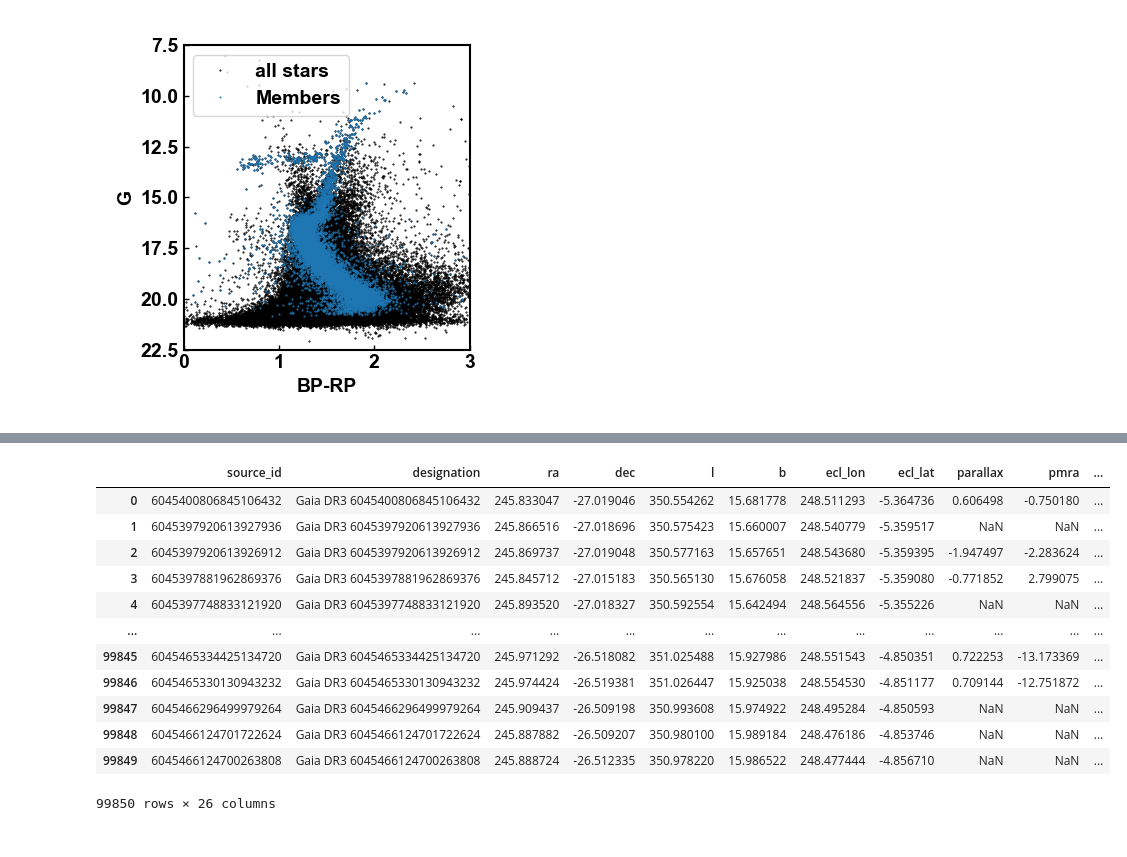
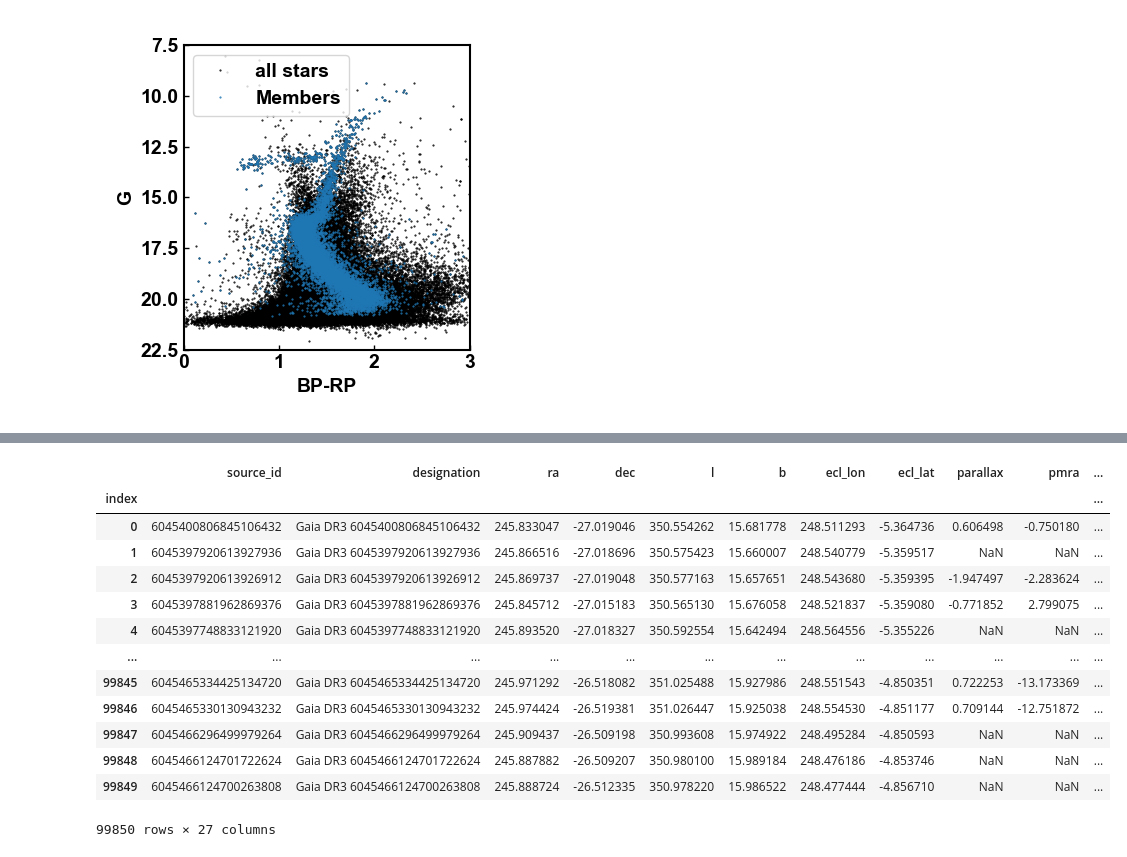
Before and after one commit to cabrera-ziri/decontaminate-CMD, a Jupyter notebook: m4_labels.ipynb, the cells around one changed output, grey strips where cells are left out. Cells and saved outputs as stored; diff of their text form; code cells hidden in the pictures.

```diff
--- a/m4_labels.ipynb
+++ b/m4_labels.ipynb
@@ -95,6 +103,9 @@ plt.xlabel('BP-RP')
 plt.tight_layout()
 # %% [output]
 [figure]
-# %%
-t['member'] = members_mask
+# %%
+t = t.drop('level_0',axis=1)
+t['member'] = members_mask*1
+# t = t.set_index('index')
+# t = t.reset_index()
 # %%
@@ -120,16 +115,17 @@ gc_data
-# %%
-t = t.drop(columns=['Unnamed: 0','Unnamed: 0.1'],axis=1)
-# %% [output]
-|  | source_id | designation | ra | dec | l | b | ecl_lon | ecl_lat | parallax | pmra | ... |
-| 0 | 6045400806845106432 | Gaia DR3 6045400806845106432 | 245.833047 | -27.019046 | 350.554262 | 15.681778 | 248.511293 | -5.364736 | 0.606498 | -0.750180 | ... |
-| 1 | 6045397920613927936 | Gaia DR3 6045397920613927936 | 245.866516 | -27.018696 | 350.575423 | 15.660007 | 248.540779 | -5.359517 | NaN | NaN | ... |
-| 2 | 6045397920613926912 | Gaia DR3 6045397920613926912 | 245.869737 | -27.019048 | 350.577163 | 15.657651 | 248.543680 | -5.359395 | -1.947497 | -2.283624 | ... |
-| 3 | 6045397881962869376 | Gaia DR3 6045397881962869376 | 245.845712 | -27.015183 | 350.565130 | 15.676058 | 248.521837 | -5.359080 | -0.771852 | 2.799075 | ... |
-| 4 | 6045397748833121920 | Gaia DR3 6045397748833121920 | 245.893520 | -27.018327 | 350.592554 | 15.642494 | 248.564556 | -5.355226 | NaN | NaN | ... |
-| ... | ... | ... | ... | ... | ... | ... | ... | ... | ... | ... | ... |
-| 99845 | 6045465334425134720 | Gaia DR3 6045465334425134720 | 245.971292 | -26.518082 | 351.025488 | 15.927986 | 248.551543 | -4.850351 | 0.722253 | -13.173369 | ... |
-| 99846 | 6045465330130943232 | Gaia DR3 6045465330130943232 | 245.974424 | -26.519381 | 351.026447 | 15.925038 | 248.554530 | -4.851177 | 0.709144 | -12.751872 | ... |
-| 99847 | 6045466296499979264 | Gaia DR3 6045466296499979264 | 245.909437 | -26.509198 | 350.993608 | 15.974922 | 248.495284 | -4.850593 | NaN | NaN | ... |
-| 99848 | 6045466124701722624 | Gaia DR3 6045466124701722624 | 245.887882 | -26.509207 | 350.980100 | 15.989184 | 248.476186 | -4.853746 | NaN | NaN | ... |
-| 99849 | 6045466124700263808 | Gaia DR3 6045466124700263808 | 245.888724 | -26.512335 | 350.978220 | 15.986522 | 248.477444 | -4.856710 | NaN | NaN | ... |
-99850 rows × 26 columns
+# %%
+t
+# %% [output]
+|  | source_id | designation | ra | dec | l | b | ecl_lon | ecl_lat | parallax | pmra | ... |
+| index |  |  |  |  |  |  |  |  |  |  | ... |
+| 0 | 6045400806845106432 | Gaia DR3 6045400806845106432 | 245.833047 | -27.019046 | 350.554262 | 15.681778 | 248.511293 | -5.364736 | 0.606498 | -0.750180 | ... |
+| 1 | 6045397920613927936 | Gaia DR3 6045397920613927936 | 245.866516 | -27.018696 | 350.575423 | 15.660007 | 248.540779 | -5.359517 | NaN | NaN | ... |
+| 2 | 6045397920613926912 | Gaia DR3 6045397920613926912 | 245.869737 | -27.019048 | 350.577163 | 15.657651 | 248.543680 | -5.359395 | -1.947497 | -2.283624 | ... |
+| 3 | 6045397881962869376 | Gaia DR3 6045397881962869376 | 245.845712 | -27.015183 | 350.565130 | 15.676058 | 248.521837 | -5.359080 | -0.771852 | 2.799075 | ... |
+| 4 | 6045397748833121920 | Gaia DR3 6045397748833121920 | 245.893520 | -27.018327 | 350.592554 | 15.642494 | 248.564556 | -5.355226 | NaN | NaN | ... |
+| ... | ... | ... | ... | ... | ... | ... | ... | ... | ... | ... | ... |
+| 99845 | 6045465334425134720 | Gaia DR3 6045465334425134720 | 245.971292 | -26.518082 | 351.025488 | 15.927986 | 248.551543 | -4.850351 | 0.722253 | -13.173369 | ... |
+| 99846 | 6045465330130943232 | Gaia DR3 6045465330130943232 | 245.974424 | -26.519381 | 351.026447 | 15.925038 | 248.554530 | -4.851177 | 0.709144 | -12.751872 | ... |
+| 99847 | 6045466296499979264 | Gaia DR3 6045466296499979264 | 245.909437 | -26.509198 | 350.993608 | 15.974922 | 248.495284 | -4.850593 | NaN | NaN | ... |
+| 99848 | 6045466124701722624 | Gaia DR3 6045466124701722624 | 245.887882 | -26.509207 | 350.980100 | 15.989184 | 248.476186 | -4.853746 | NaN | NaN | ... |
+| 99849 | 6045466124700263808 | Gaia DR3 6045466124700263808 | 245.888724 | -26.512335 | 350.978220 | 15.986522 | 248.477444 | -4.856710 | NaN | NaN | ... |
+99850 rows × 27 columns
```
Also changed, not shown: parts of 6 cells of this notebook, 4 other files.
